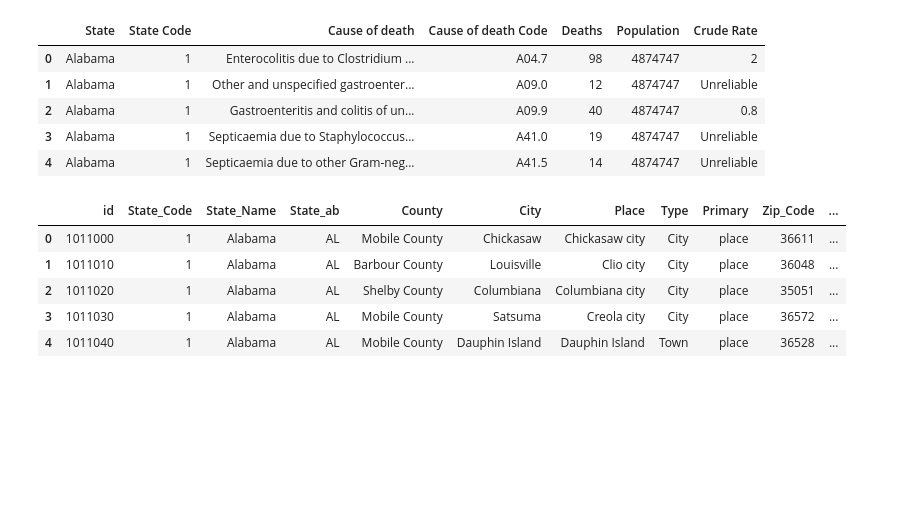
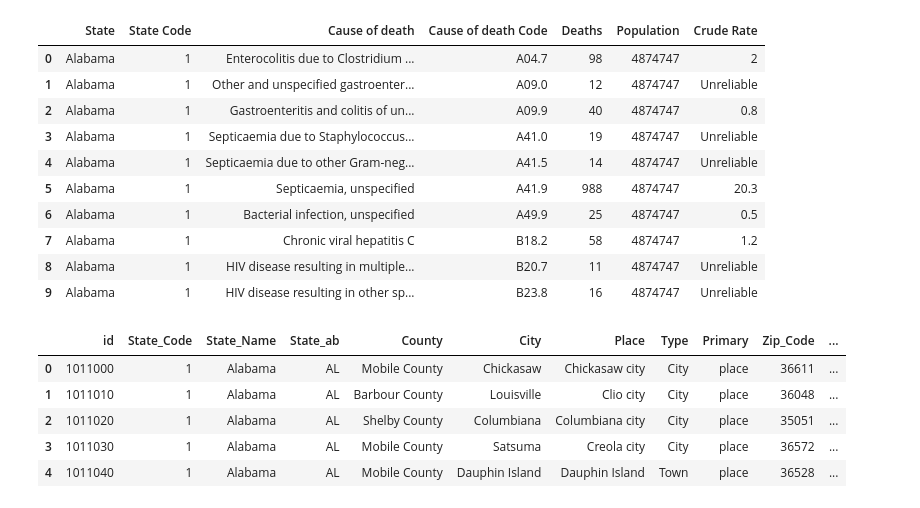
Before and after one commit to MojoJoe33/group_EZ_street, a Jupyter notebook: DataFrames.ipynb, the cells around one changed output. Saved outputs shown, nothing was run; the diff lists cells and outputs as text; code cells hidden in the pictures; blank space fills up the shorter version.

```diff
--- a/DataFrames.ipynb
+++ b/DataFrames.ipynb
@@ -10,14 +10,19 @@ from scipy import stats
 death_data = pd.read_csv("deathdata.csv")
 income_data = pd.read_csv("kaggle_income.csv")
 # %%
-death_data.head()
+death_data.head(10)
 # %% [output]
 |  | State | State Code | Cause of death | Cause of death Code | Deaths | Population | Crude Rate |
 | 0 | Alabama | 1 | Enterocolitis due to Clostridium ... | A04.7 | 98 | 4874747 | 2 |
 | 1 | Alabama | 1 | Other and unspecified gastroenter... | A09.0 | 12 | 4874747 | Unreliable |
 | 2 | Alabama | 1 | Gastroenteritis and colitis of un... | A09.9 | 40 | 4874747 | 0.8 |
 | 3 | Alabama | 1 | Septicaemia due to Staphylococcus... | A41.0 | 19 | 4874747 | Unreliable |
 | 4 | Alabama | 1 | Septicaemia due to other Gram-neg... | A41.5 | 14 | 4874747 | Unreliable |
+| 5 | Alabama | 1 | Septicaemia, unspecified | A41.9 | 988 | 4874747 | 20.3 |
+| 6 | Alabama | 1 | Bacterial infection, unspecified | A49.9 | 25 | 4874747 | 0.5 |
+| 7 | Alabama | 1 | Chronic viral hepatitis C | B18.2 | 58 | 4874747 | 1.2 |
+| 8 | Alabama | 1 | HIV disease resulting in multiple... | B20.7 | 11 | 4874747 | Unreliable |
+| 9 | Alabama | 1 | HIV disease resulting in other sp... | B23.8 | 16 | 4874747 | Unreliable |
 # %%
 income_data.head()
 # %% [output]
```
Also changed, not shown: parts of 19 cells of this notebook, 8 other files.
